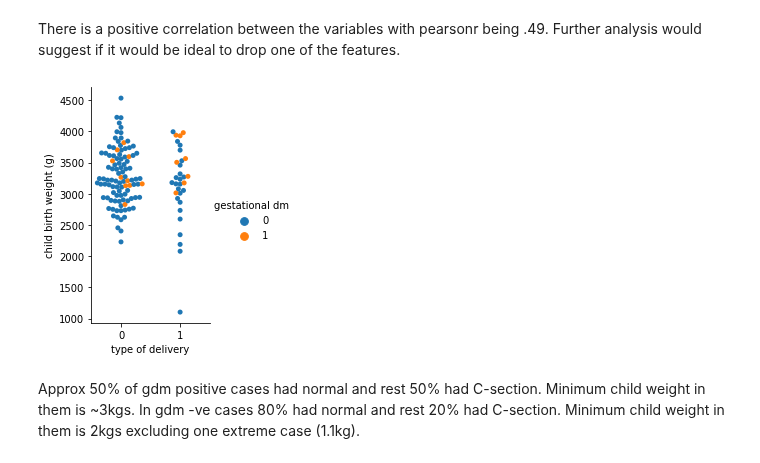
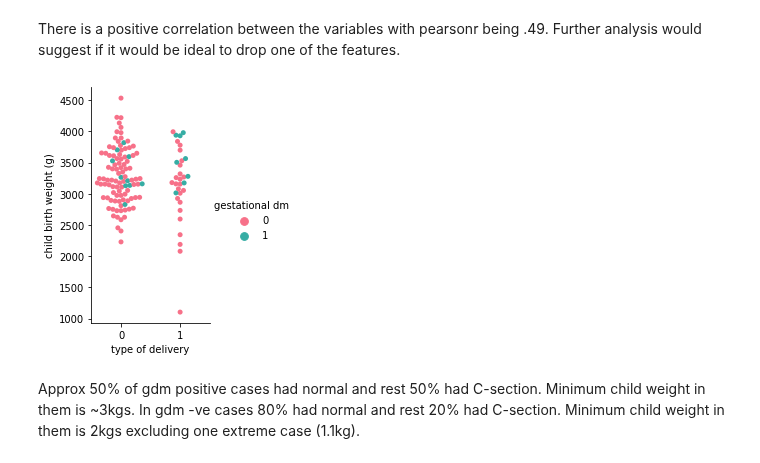
Before and after one commit to Harmeet2504/Insight_Health, a Jupyter notebook: notebooks/EDA.ipynb, the cells around one changed output. Saved outputs shown, nothing was run; the diff lists cells and outputs as text; code cells hidden in the pictures.

```diff
--- a/notebooks/EDA.ipynb
+++ b/notebooks/EDA.ipynb
@@ -171,12 +164,12 @@ There is a positive correlation between the variables with pearsonr being .49. F
 # %%
 #Analysing relationship between child birth weight, type of delivery and gdm using catplot
 g = sns.catplot(x="type of delivery", y="child birth weight (g)",
                 hue="gestational dm",
                 data=df, kind="swarm",
-                height=4, aspect=.7);
+                height=4, aspect=.7, palette="husl");
 
-plt.savefig("bw_gdm_dt.png");
+plt.savefig("../reports/figures/bw_gdm_dt.png");
 # %% [output]
-[figure, old version]
+[figure, new version]
 # %% [markdown]
 Approx 50% of gdm positive cases had normal and rest 50% had C-section. Minimum child weight in  them is ~3kgs. In gdm -ve cases 80% had normal and rest 20% had C-section. Minimum child weight in  them is 2kgs excluding one extreme case (1.1kg).
```
Also changed, not shown: parts of 14 cells of this notebook.
